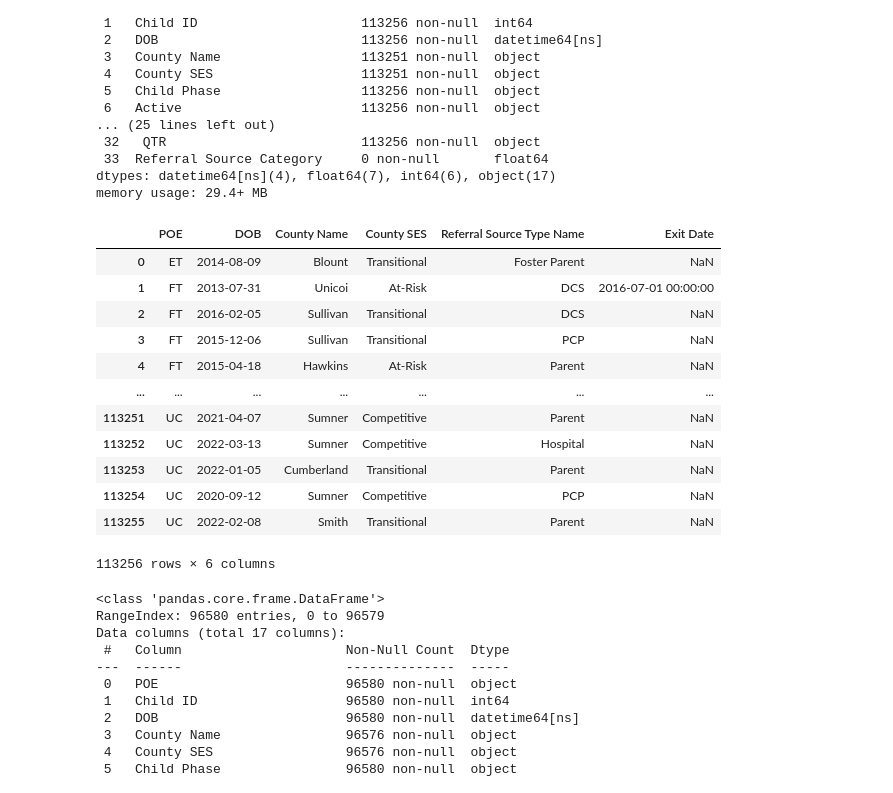
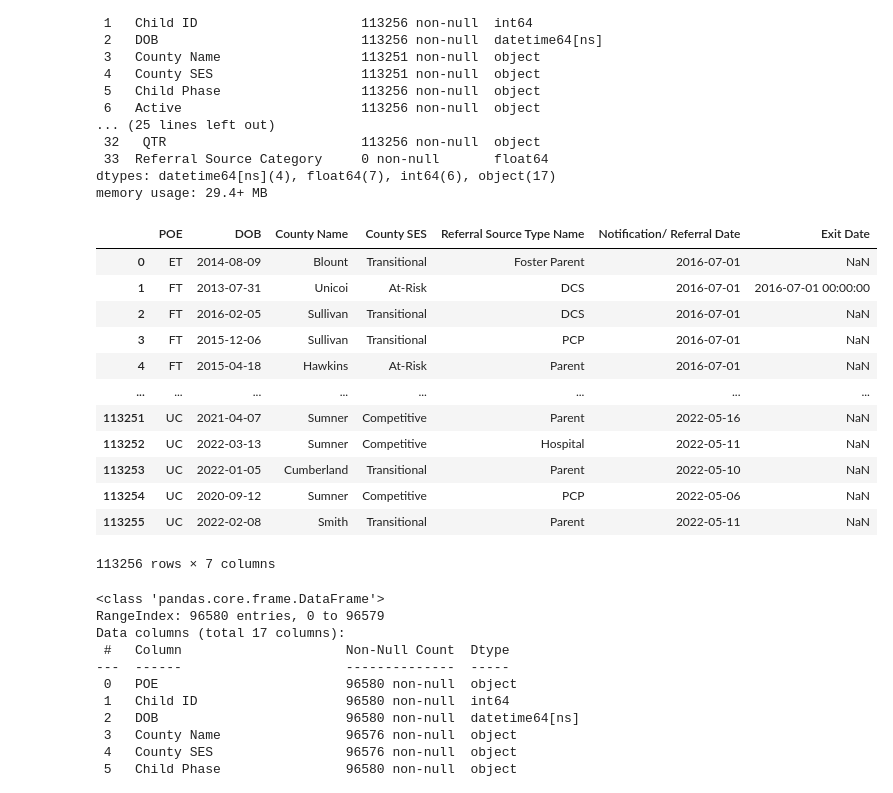
Before and after one commit to ColinSandidge/teis_project, a Jupyter notebook: notebook/bf_cruella_q4.ipynb, the cells around one changed output. Cells and saved outputs as stored; diff of their text form; code cells hidden in the pictures.

```diff
--- a/notebook/bf_cruella_q4.ipynb
+++ b/notebook/bf_cruella_q4.ipynb
@@ -29,22 +29,22 @@ memory usage: 29.4+ MB
 # %%
 #teis_month = pd.to_datetime(teis_month['Exit Date'], errors = 'coerce')
 # %%
-teis_month_keep = teis_month[['POE', 'DOB', 'County Name', 'County SES', 'Referral Source Type Name', 'Exit Date']]
+teis_month_keep = teis_month[['POE', 'DOB', 'County Name', 'County SES', 'Referral Source Type Name', 'Notification/ Referral Date','Exit Date']]
 teis_month_keep
 # %% [output]
-|  | POE | DOB | County Name | County SES | Referral Source Type Name | Exit Date |
-| 0 | ET | 2014-08-09 | Blount | Transitional | Foster Parent | NaN |
-| 1 | FT | 2013-07-31 | Unicoi | At-Risk | DCS | 2016-07-01 00:00:00 |
-| 2 | FT | 2016-02-05 | Sullivan | Transitional | DCS | NaN |
-| 3 | FT | 2015-12-06 | Sullivan | Transitional | PCP | NaN |
-| 4 | FT | 2015-04-18 | Hawkins | At-Risk | Parent | NaN |
-| ... | ... | ... | ... | ... | ... | ... |
-| 113251 | UC | 2021-04-07 | Sumner | Competitive | Parent | NaN |
-| 113252 | UC | 2022-03-13 | Sumner | Competitive | Hospital | NaN |
-| 113253 | UC | 2022-01-05 | Cumberland | Transitional | Parent | NaN |
-| 113254 | UC | 2020-09-12 | Sumner | Competitive | PCP | NaN |
-| 113255 | UC | 2022-02-08 | Smith | Transitional | Parent | NaN |
+|  | POE | DOB | County Name | County SES | Referral Source Type Name | Notification/ Referral Date | Exit Date |
+| 0 | ET | 2014-08-09 | Blount | Transitional | Foster Parent | 2016-07-01 | NaN |
+| 1 | FT | 2013-07-31 | Unicoi | At-Risk | DCS | 2016-07-01 | 2016-07-01 00:00:00 |
+| 2 | FT | 2016-02-05 | Sullivan | Transitional | DCS | 2016-07-01 | NaN |
+| 3 | FT | 2015-12-06 | Sullivan | Transitional | PCP | 2016-07-01 | NaN |
+| 4 | FT | 2015-04-18 | Hawkins | At-Risk | Parent | 2016-07-01 | NaN |
+| ... | ... | ... | ... | ... | ... | ... | ... |
+| 113251 | UC | 2021-04-07 | Sumner | Competitive | Parent | 2022-05-16 | NaN |
+| 113252 | UC | 2022-03-13 | Sumner | Competitive | Hospital | 2022-05-11 | NaN |
+| 113253 | UC | 2022-01-05 | Cumberland | Transitional | Parent | 2022-05-10 | NaN |
+| 113254 | UC | 2020-09-12 | Sumner | Competitive | PCP | 2022-05-06 | NaN |
+| 113255 | UC | 2022-02-08 | Smith | Transitional | Parent | 2022-05-11 | NaN |
-113256 rows × 6 columns
+113256 rows × 7 columns
 # %%
 teis_ref = pd.read_excel('../data/TEIS Referral Data for NSS.xlsx')
 teis_ref.info()
```
Also changed, not shown: parts of 20 cells of this notebook, 3 other files.
